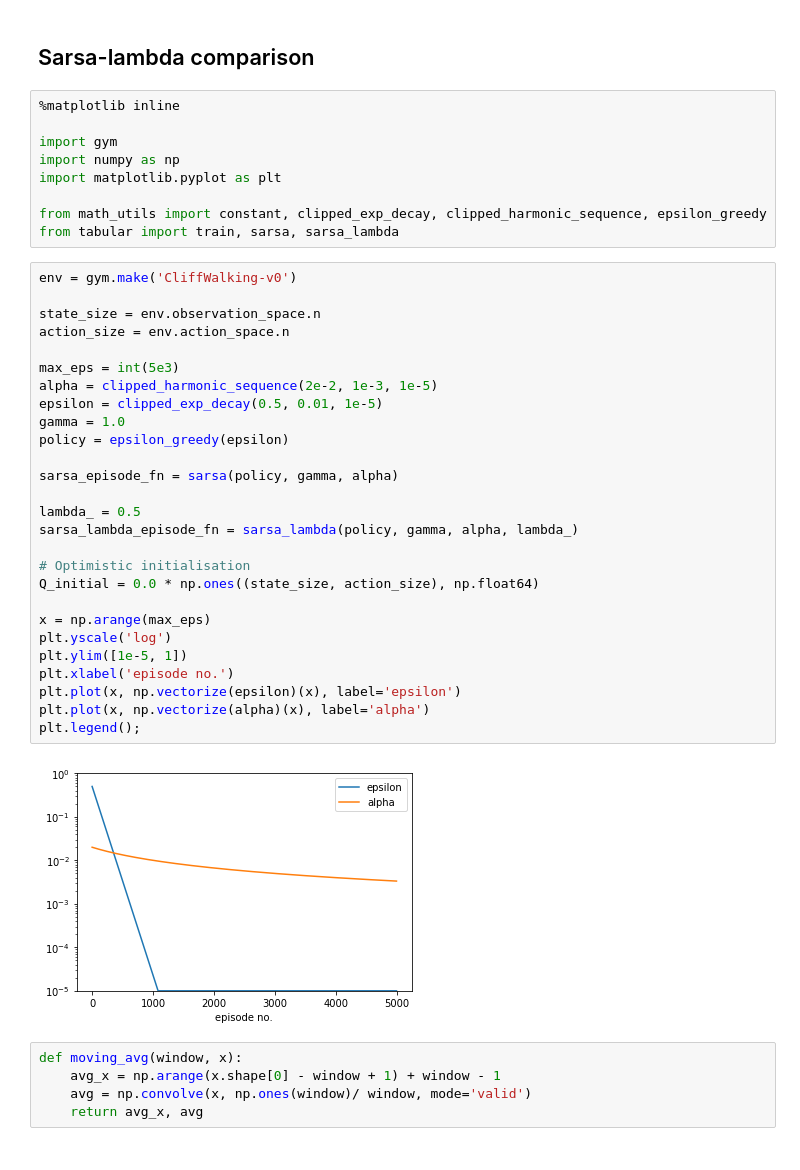
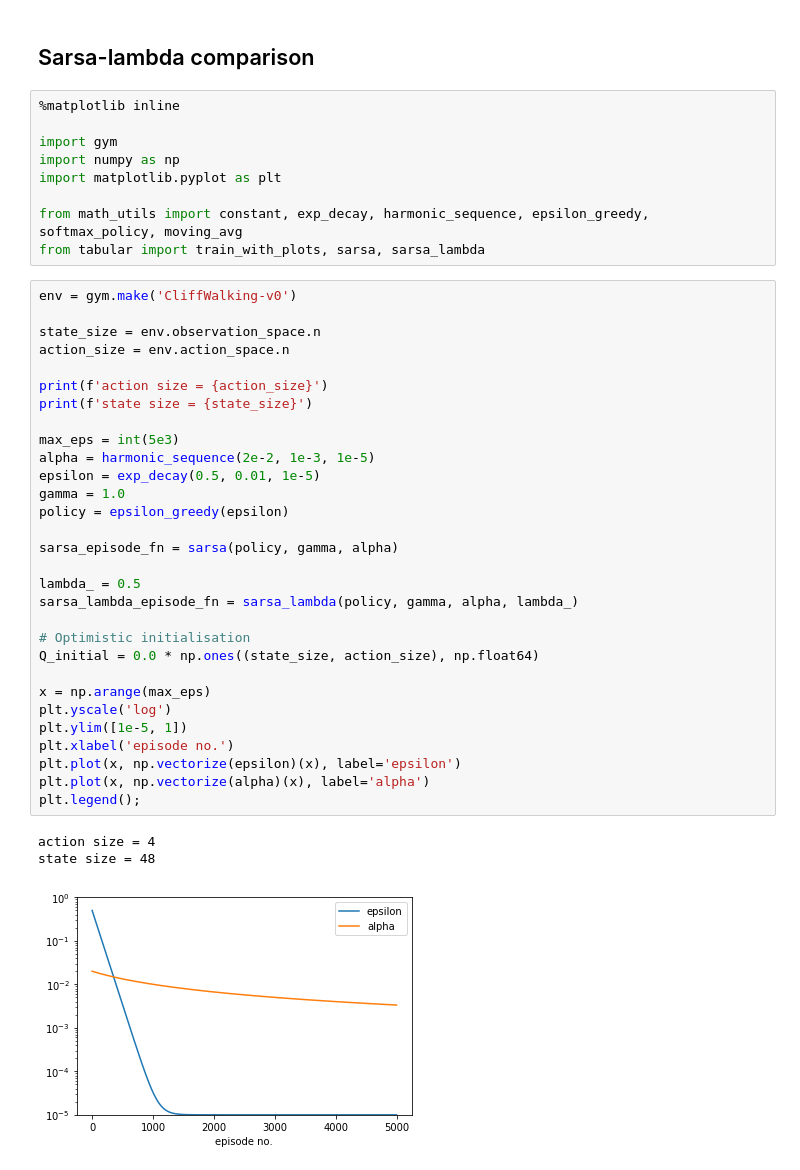
Before and after one commit to tahsmith/rl-algos, a Jupyter notebook: tabular.ipynb, the cells around one changed output. Cells and saved outputs as stored; diff of their text form.

```diff
--- a/tabular.ipynb
+++ b/tabular.ipynb
@@ -9,39 +9,39 @@ import gym
 import numpy as np
 import matplotlib.pyplot as plt
 
-from math_utils import constant, clipped_exp_decay, clipped_harmonic_sequence, epsilon_greedy
-from tabular import train, sarsa, sarsa_lambda
+from math_utils import constant, exp_decay, harmonic_sequence, epsilon_greedy, softmax_policy, moving_avg
+from tabular import train_with_plots, sarsa, sarsa_lambda
 # %%
 env = gym.make('CliffWalking-v0')
 
 state_size = env.observation_space.n
 action_size = env.action_space.n
 
+print(f'action size = {action_size}')
+print(f'state size = {state_size}')
+
 max_eps = int(5e3)
-alpha = clipped_harmonic_sequence(2e-2, 1e-3, 1e-5)
-epsilon = clipped_exp_decay(0.5, 0.01, 1e-5)
+alpha = harmonic_sequence(2e-2, 1e-3, 1e-5)
+epsilon = exp_decay(0.5, 0.01, 1e-5)
 gamma = 1.0
 policy = epsilon_greedy(epsilon)
 
 sarsa_episode_fn = sarsa(policy, gamma, alpha)
 
 lambda_ = 0.5
 sarsa_lambda_episode_fn = sarsa_lambda(policy, gamma, alpha, lambda_)
 
 # Optimistic initialisation
 Q_initial = 0.0 * np.ones((state_size, action_size), np.float64)
 
 x = np.arange(max_eps)
 plt.yscale('log')
 plt.ylim([1e-5, 1])
 plt.xlabel('episode no.')
 plt.plot(x, np.vectorize(epsilon)(x), label='epsilon')
 plt.plot(x, np.vectorize(alpha)(x), label='alpha')
 plt.legend();
 # %% [output]
+action size = 4
+state size = 48
-[figure, old version]
+[figure, new version]
-# %%
-def moving_avg(window, x):
-    avg_x = np.arange(x.shape[0] - window + 1) + window - 1
-    avg = np.convolve(x, np.ones(window)/ window, mode='valid')
-    return avg_x, avg
```
Also changed, not shown: parts of 6 cells of this notebook.
